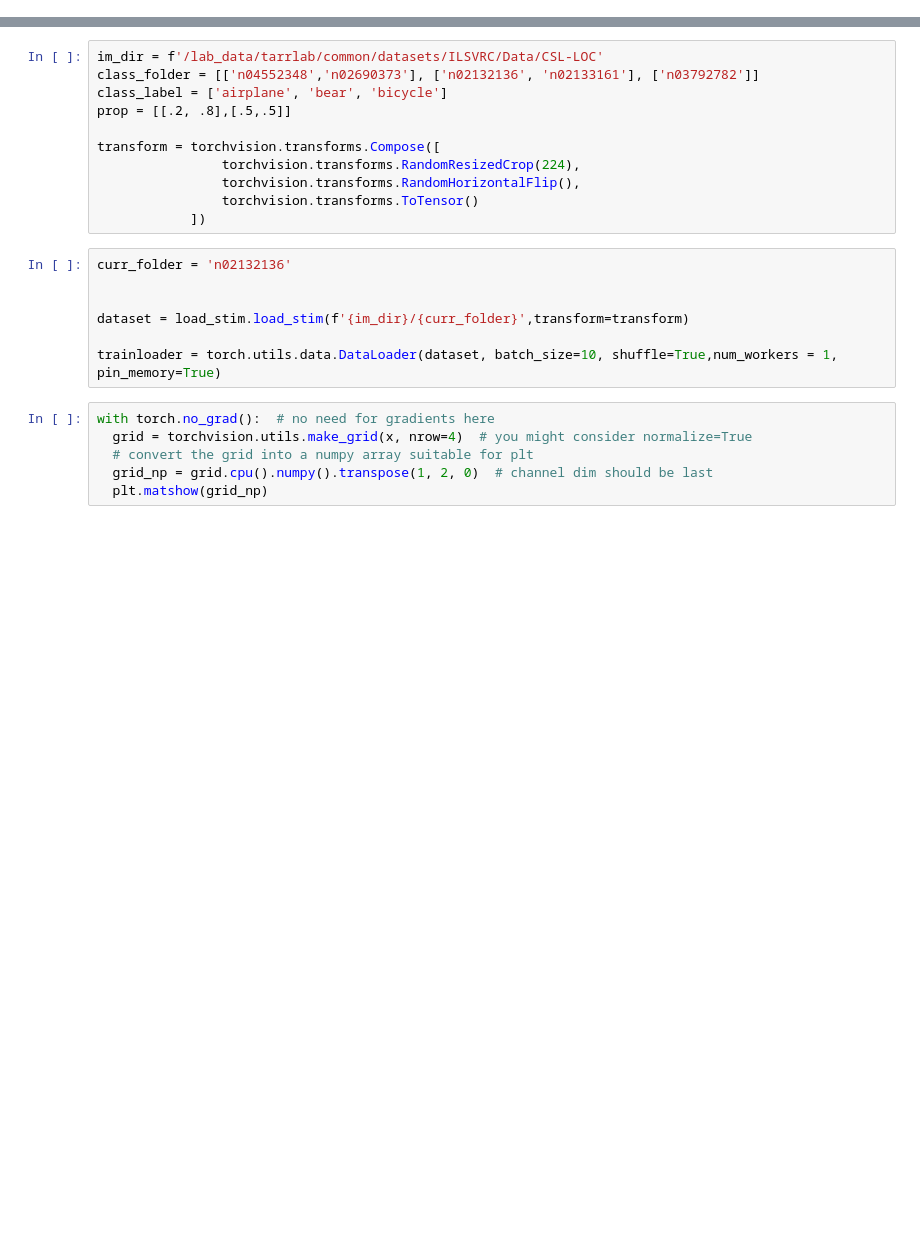
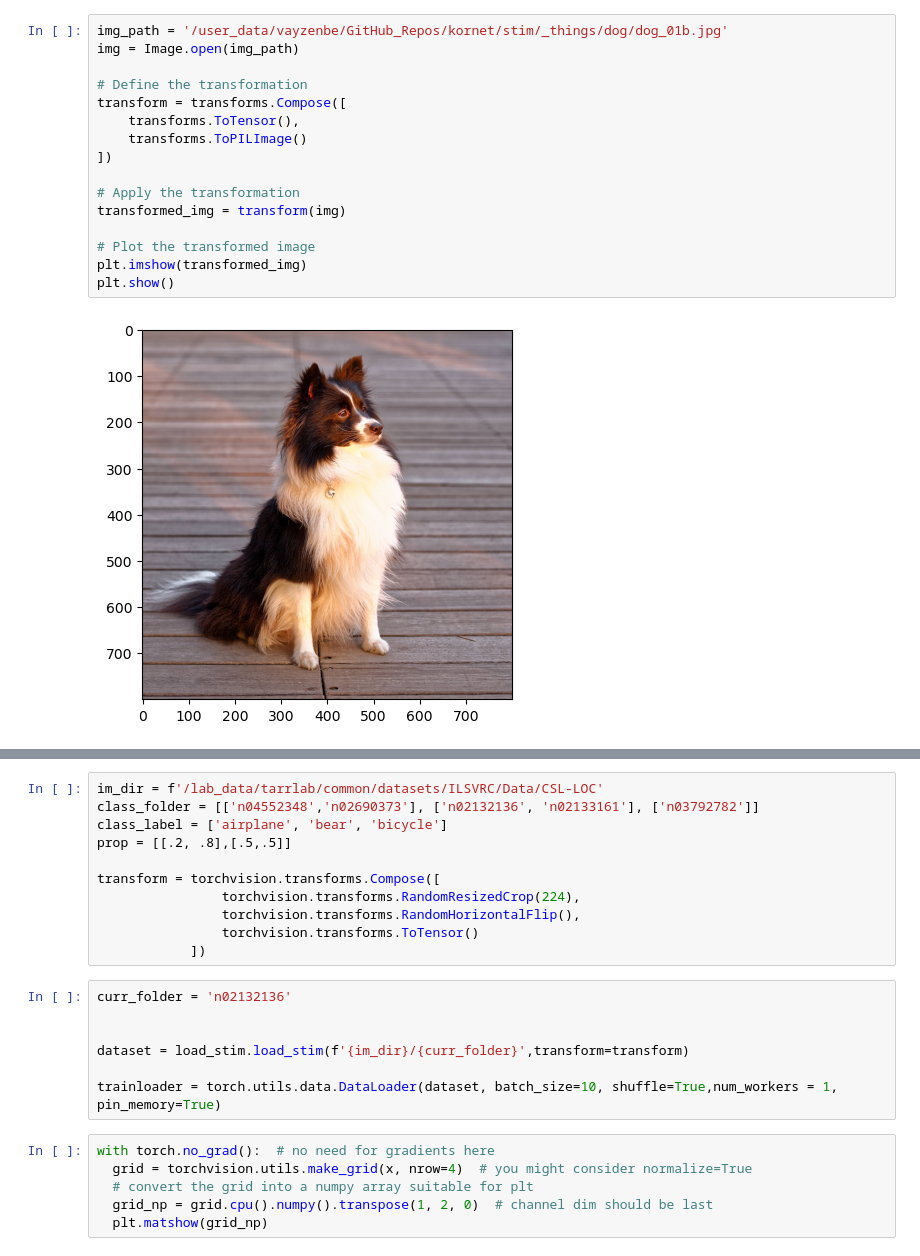
Before and after one commit to vayzenb/kornet, a Jupyter notebook: modelling/stim_check.ipynb, the cells around one changed output, grey strips where cells are left out. Cells and saved outputs as stored; diff of their text form; blank space fills up the shorter version.

```diff
--- a/modelling/stim_check.ipynb
+++ b/modelling/stim_check.ipynb
@@ -8,0 +10,18 @@ ModuleNotFoundError: No module named 'load_stim'
+# %%
+img_path = '/user_data/vayzenbe/GitHub_Repos/kornet/stim/_things/dog/dog_01b.jpg'
+img = Image.open(img_path)
+
+# Define the transformation
+transform = transforms.Compose([
+    transforms.ToTensor(),
+    transforms.ToPILImage()
+])
+
+# Apply the transformation
+transformed_img = transform(img)
+
+# Plot the transformed image
+plt.imshow(transformed_img)
+plt.show()
+# %% [output]
+[figure, added]
```
Also changed, not shown: parts of 7 cells of this notebook, 4 other files.
